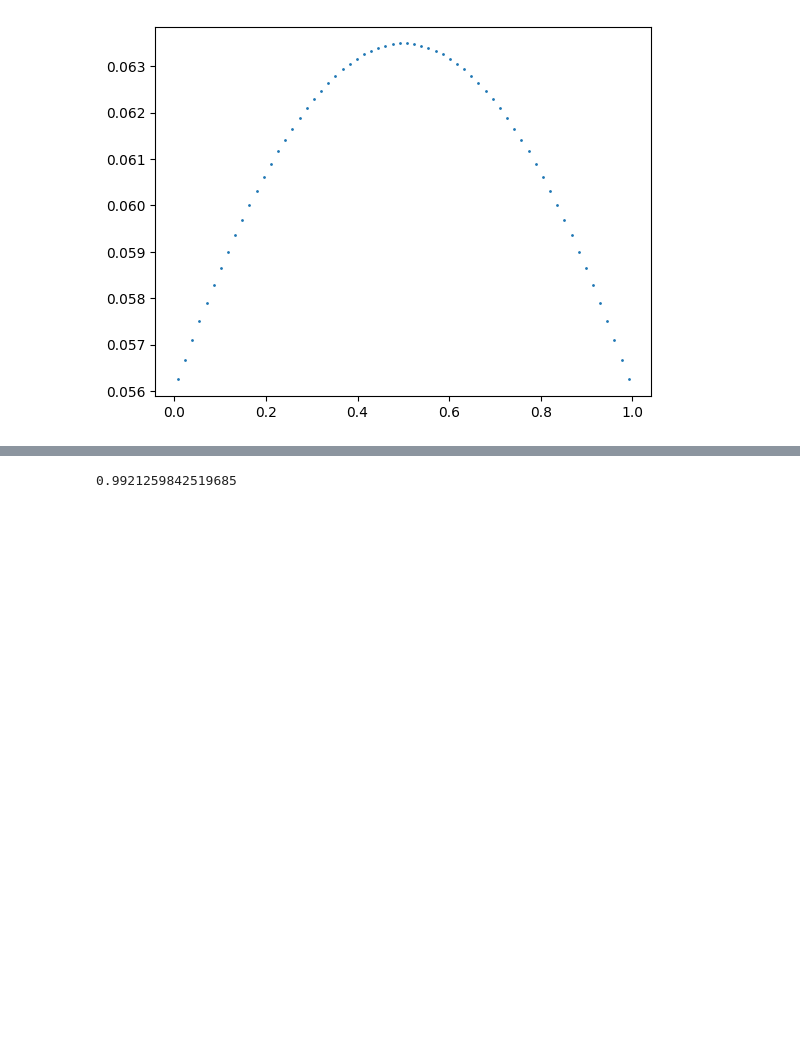
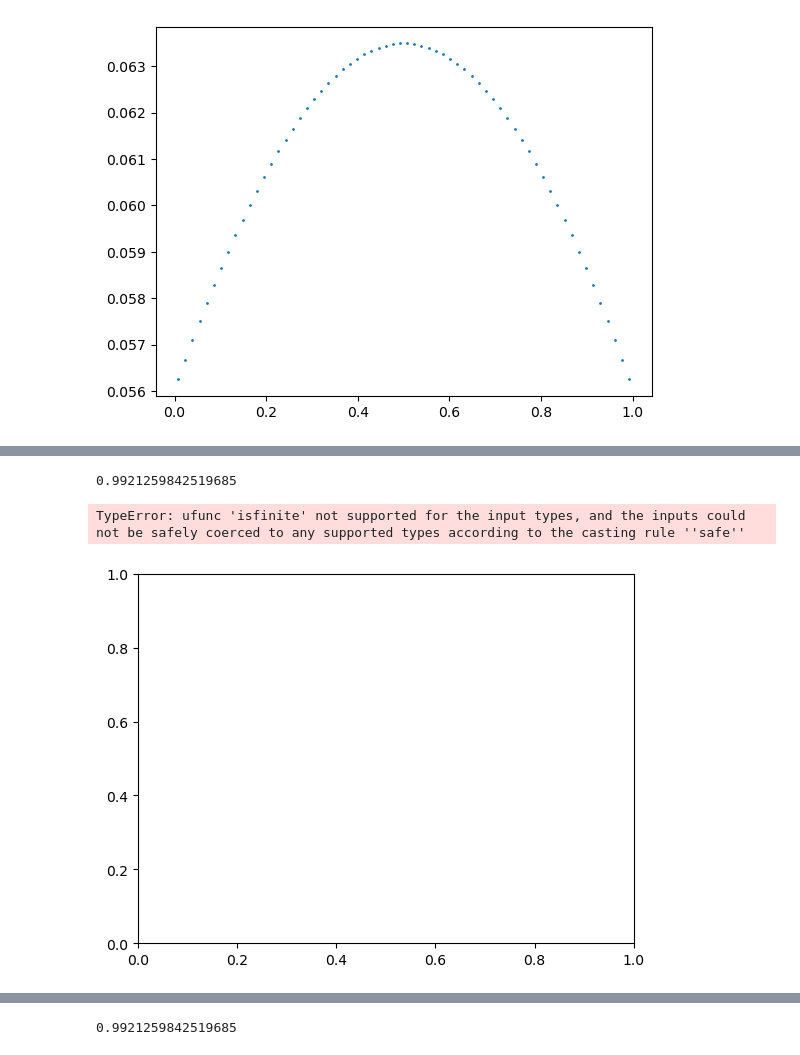
Before and after one commit to 314152718/amr-gpu, a Jupyter notebook: graph_natalia.ipynb, the cells around one changed output, grey strips where cells are left out. Saved outputs shown, nothing was run; the diff lists cells and outputs as text; code cells hidden in the pictures; blank space fills up the shorter version.

```diff
--- a/graph_natalia.ipynb
+++ b/graph_natalia.ipynb
@@ -21,0 +30,13 @@ plt.scatter(list(df[(df.y==z) & (df.z==z)]['x']), list(df[(df.y==z) & (df.z==z)]
+# %%
+i = min(round(len(z_values)*1.0), len(z_values)-1)
+print(i/len(z_values))
+z = z_values[min(i, len(z_values)-1)]
+
+data_X = sorted(list(set(df[(df.z==z)]['x'])))
+data_Y = sorted(list(set(df[(df.z==z)]['y'])))
+data_Z = [[list(df[(df.z==z)&(df.y==y)&(df.x==x)].rho_grad_x)[0] if len(df[(df.z==z)&(df.y==y)&(df.x==x)])>0 else None for y in data_Y] for x in data_X]
+plt.contourf(data_X, data_Y, data_Z)
+# %% [output]
+0.9921259842519685
+TypeError: ufunc 'isfinite' not supported for the input types, and the inputs could not be safely coerced to any supported types according to the casting rule ''safe''
+[figure, added]
```
Also changed, not shown: parts of 2 cells of this notebook, 1 other file.
